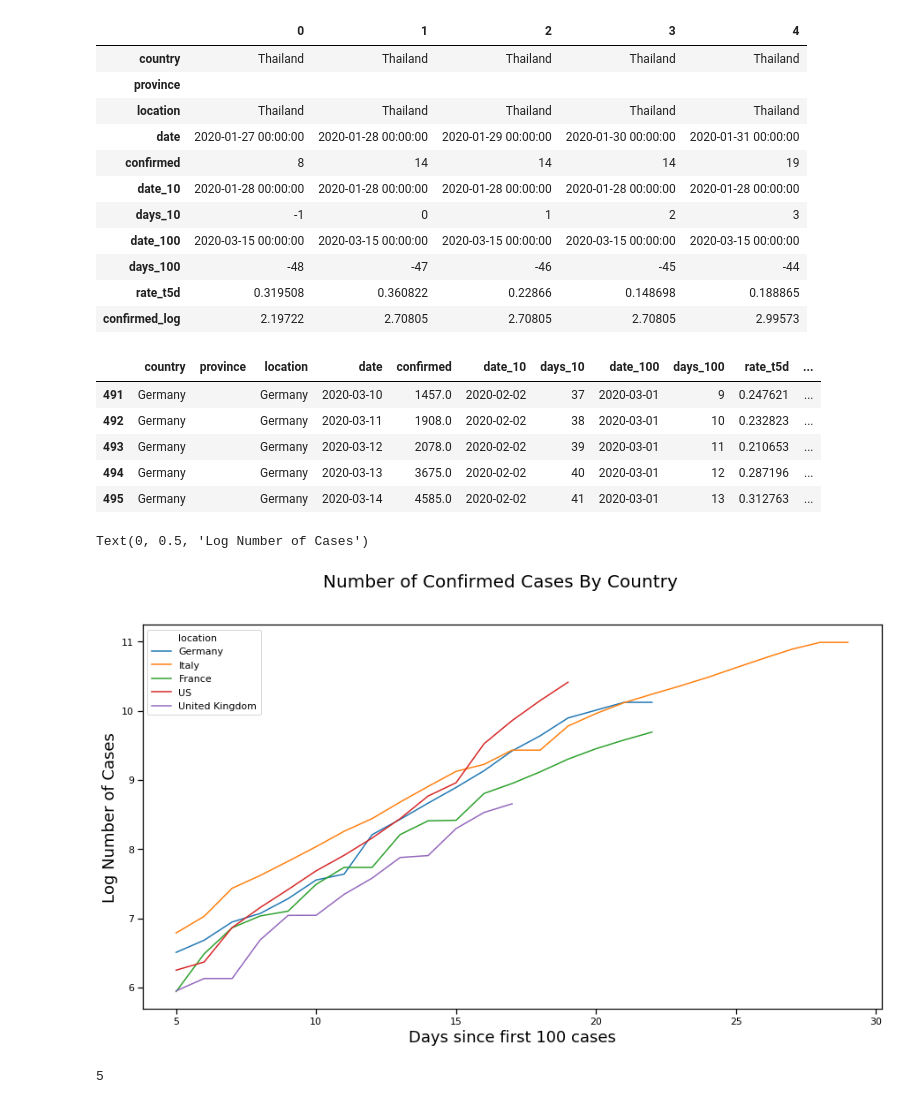
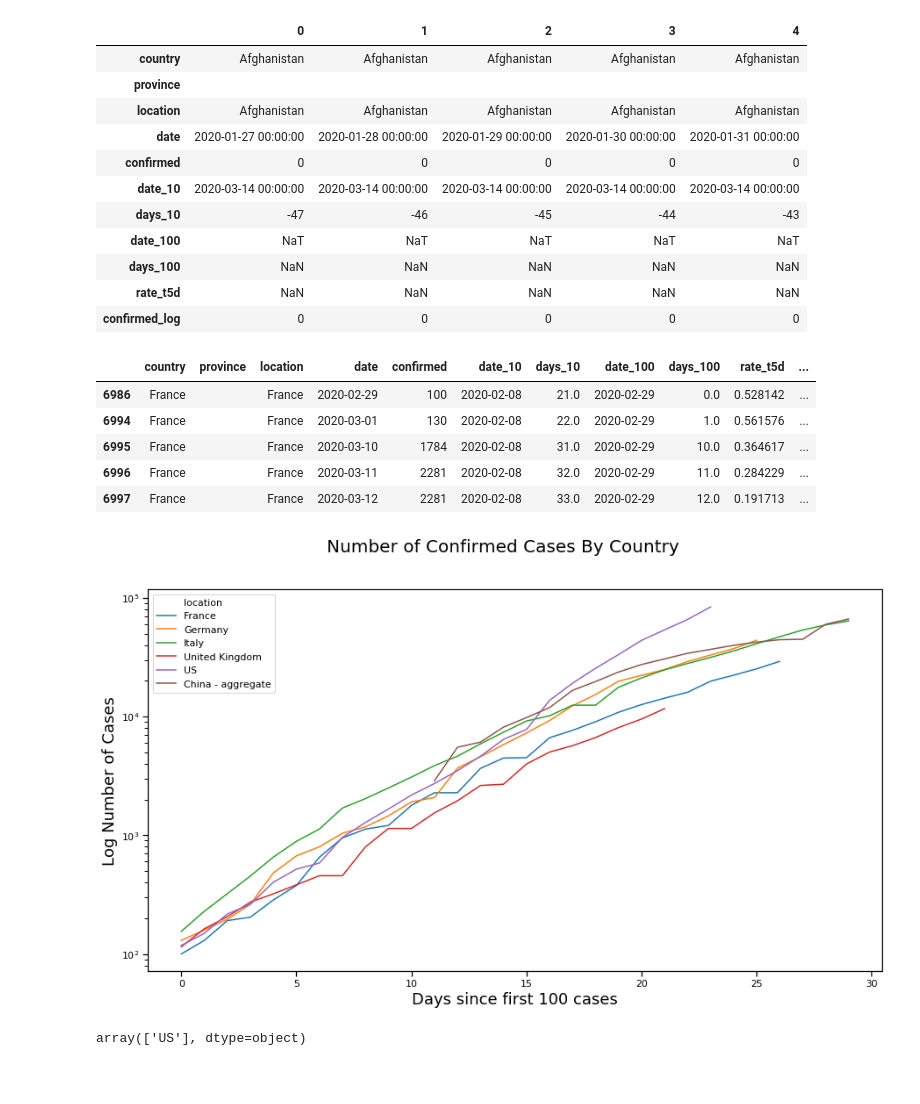
Before and after one commit to sandiegodata/covid19, a Jupyter notebook: jhu.edu-covid19/notebooks/ProcessTimeseries.ipynb, the cells around one changed output. Cells and saved outputs as stored; diff of their text form; code cells hidden in the pictures; blank space fills up the shorter version.

```diff
--- a/jhu.edu-covid19/notebooks/ProcessTimeseries.ipynb
+++ b/jhu.edu-covid19/notebooks/ProcessTimeseries.ipynb
@@ -39,8 +45,8 @@ def process(df, val_field_name):
     t = df.drop(columns=['Lat','Long']).rename(columns={'Country/Region': 'country', 'Province/State': 'province'}).fillna('')
 
     # The countries frame sums regions of a country into whole countries.
-    countries = t[(t.province != '') ].groupby('country').sum().reset_index()
-    countries['province'] = ''
+    countries = t[(t.province != '') | (t.province.isnull()) ].groupby('country').sum().reset_index()
+    countries['province'] = 'aggregate'
     t = pd.concat([t, countries], sort=True)
 
     # Create a location field that uses both the country and province
@@ -56,13 +62,13 @@ def process(df, val_field_name):
     # Find the date at which there are more than 10 cases.
 
     min_date = t[t[val_field_name] >= 10].groupby('location').date.min().to_frame().rename(columns={'date': 'date_10'})
-    t = t.merge(min_date, on='location')
+    t = t.merge(min_date, on='location', how='left')
     t['days_10'] = (t.date-t['date_10']).dt.days
 
     # Find the date at which there are more than 100 cases.
 
     min_date = t[t[val_field_name] >= 100].groupby('location').date.min().to_frame().rename(columns={'date': 'date_100'})
-    t = t.merge(min_date, on='location')
+    t = t.merge(min_date, on='location', how='left')
     t['days_100'] = (t.date-t['date_100']).dt.days
 
     # The min in this dataset for China is 548, not 100, so shift it by 6 days
@@ -94,4 +100,5 @@ def process(df, val_field_name):
 
 confirmed_df = process(conf_raw, 'confirmed')
 confirmed_df.head().T
+confirmed_df[confirmed_df.country=='US']
 # %% [output]
@@ -117,38 +129,38 @@ recov_df = process(recov_raw, 'recovered')
 confirmed_df.head().T
 # %% [output]
 |  | 0 | 1 | 2 | 3 | 4 |
-| country | Thailand | Thailand | Thailand | Thailand | Thailand |
+| country | Afghanistan | Afghanistan | Afghanistan | Afghanistan | Afghanistan |
 | province |  |  |  |  |  |
-| location | Thailand | Thailand | Thailand | Thailand | Thailand |
+| location | Afghanistan | Afghanistan | Afghanistan | Afghanistan | Afghanistan |
 | date | 2020-01-27 00:00:00 | 2020-01-28 00:00:00 | 2020-01-29 00:00:00 | 2020-01-30 00:00:00 | 2020-01-31 00:00:00 |
-| confirmed | 8 | 14 | 14 | 14 | 19 |
-| date_10 | 2020-01-28 00:00:00 | 2020-01-28 00:00:00 | 2020-01-28 00:00:00 | 2020-01-28 00:00:00 | 2020-01-28 00:00:00 |
-| days_10 | -1 | 0 | 1 | 2 | 3 |
-| date_100 | 2020-03-15 00:00:00 | 2020-03-15 00:00:00 | 2020-03-15 00:00:00 | 2020-03-15 00:00:00 | 2020-03-15 00:00:00 |
-| days_100 | -48 | -47 | -46 | -45 | -44 |
-| rate_t5d | 0.319508 | 0.360822 | 0.22866 | 0.148698 | 0.188865 |
-| confirmed_log | 2.19722 | 2.70805 | 2.70805 | 2.70805 | 2.99573 |
+| confirmed | 0 | 0 | 0 | 0 | 0 |
+| date_10 | 2020-03-14 00:00:00 | 2020-03-14 00:00:00 | 2020-03-14 00:00:00 | 2020-03-14 00:00:00 | 2020-03-14 00:00:00 |
+| days_10 | -47 | -46 | -45 | -44 | -43 |
+| date_100 | NaT | NaT | NaT | NaT | NaT |
+| days_100 | NaN | NaN | NaN | NaN | NaN |
+| rate_t5d | NaN | NaN | NaN | NaN | NaN |
+| confirmed_log | 0 | 0 | 0 | 0 | 0 |
 # %%
 fig, ax = plt.subplots(figsize=(15,8))
 fig.suptitle('Number of Confirmed Cases By Country', fontsize=20)
 
-t = confirmed_df[(confirmed_df.days_100<30) & (confirmed_df.days_100>=5)]
-t = t[t.location.isin( ['Italy','US','Germany','France', 'United Kingdom'])]
+t = confirmed_df[(confirmed_df.days_100<30) & (confirmed_df.days_100>=0)]
+t = t[t.location.isin( ['Italy','US','Germany','France', 'United Kingdom', 'China - aggregate'])]
 
 display(t.head())
-sns.lineplot(ax=ax, x='days_100',y='confirmed_log', data=t, hue='location', ci=None)
+sns.lineplot(ax=ax, x='days_100',y='confirmed', data=t, hue='location', ci=None)
 ax.set_xlabel('Days since first 100 cases', fontsize=18)
 ax.set_ylabel('Log Number of Cases', fontsize=18)
+ax.set_yscale('log')
 # %% [output]
 |  | country | province | location | date | confirmed | date_10 | days_10 | date_100 | days_100 | rate_t5d | ... |
-| 491 | Germany |  | Germany | 2020-03-10 | 1457.0 | 2020-02-02 | 37 | 2020-03-01 | 9 | 0.247621 | ... |
-| 492 | Germany |  | Germany | 2020-03-11 | 1908.0 | 2020-02-02 | 38 | 2020-03-01 | 10 | 0.232823 | ... |
-| 493 | Germany |  | Germany | 2020-03-12 | 2078.0 | 2020-02-02 | 39 | 2020-03-01 | 11 | 0.210653 | ... |
-| 494 | Germany |  | Germany | 2020-03-13 | 3675.0 | 2020-02-02 | 40 | 2020-03-01 | 12 | 0.287196 | ... |
-| 495 | Germany |  | Germany | 2020-03-14 | 4585.0 | 2020-02-02 | 41 | 2020-03-01 | 13 | 0.312763 | ... |
+| 6986 | France |  | France | 2020-02-29 | 100 | 2020-02-08 | 21.0 | 2020-02-29 | 0.0 | 0.528142 | ... |
+| 6994 | France |  | France | 2020-03-01 | 130 | 2020-02-08 | 22.0 | 2020-02-29 | 1.0 | 0.561576 | ... |
+| 6995 | France |  | France | 2020-03-10 | 1784 | 2020-02-08 | 31.0 | 2020-02-29 | 10.0 | 0.364617 | ... |
+| 6996 | France |  | France | 2020-03-11 | 2281 | 2020-02-08 | 32.0 | 2020-02-29 | 11.0 | 0.284229 | ... |
+| 6997 | France |  | France | 2020-03-12 | 2281 | 2020-02-08 | 33.0 | 2020-02-29 | 12.0 | 0.191713 | ... |
-Text(0, 0.5, 'Log Number of Cases')
-[figure, old version]
+[figure, new version]
-# %%
-t.days_100.min()
-# %% [output]
-5
+# %%
+t[t.country=='US'].location.unique()
+# %% [output]
+array(['US'], dtype=object)
```
Also changed, not shown: parts of 3 cells of this notebook, 7 other files.
